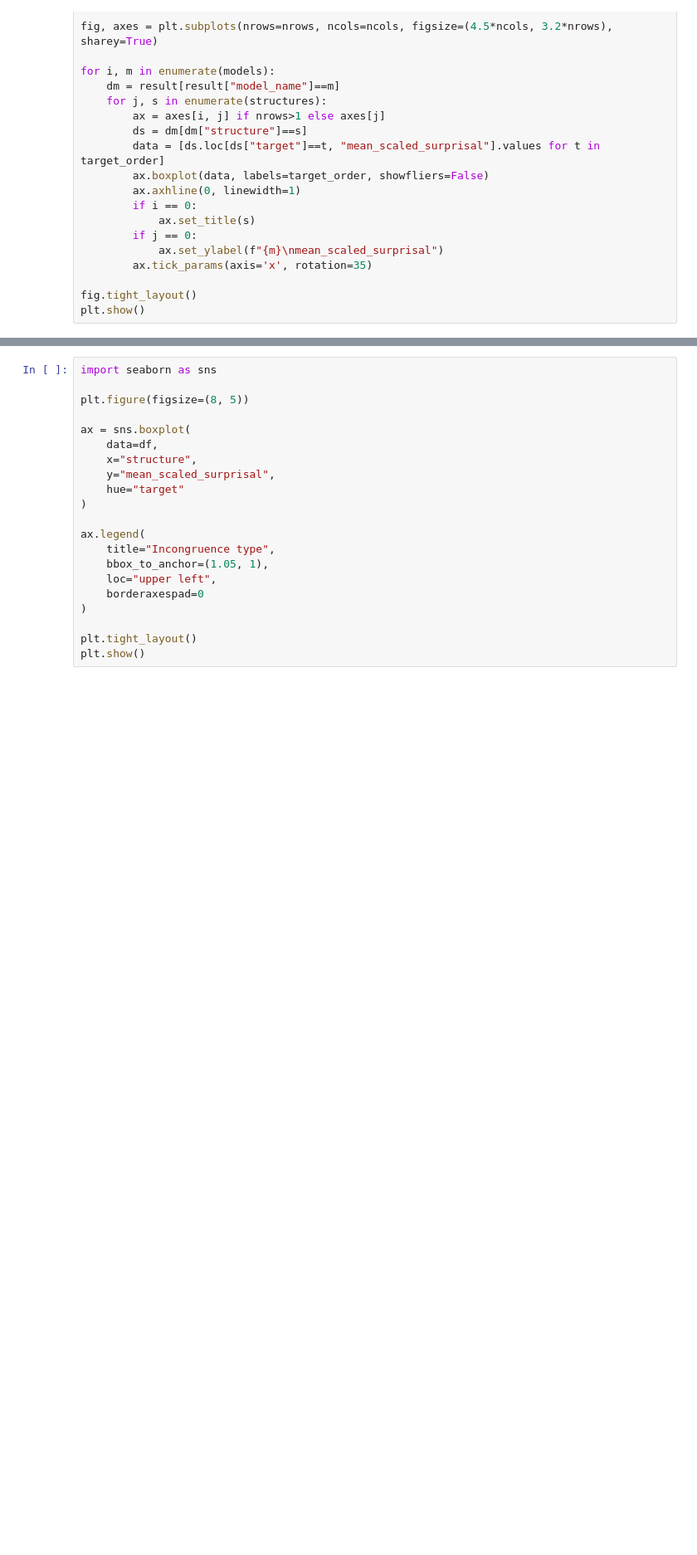
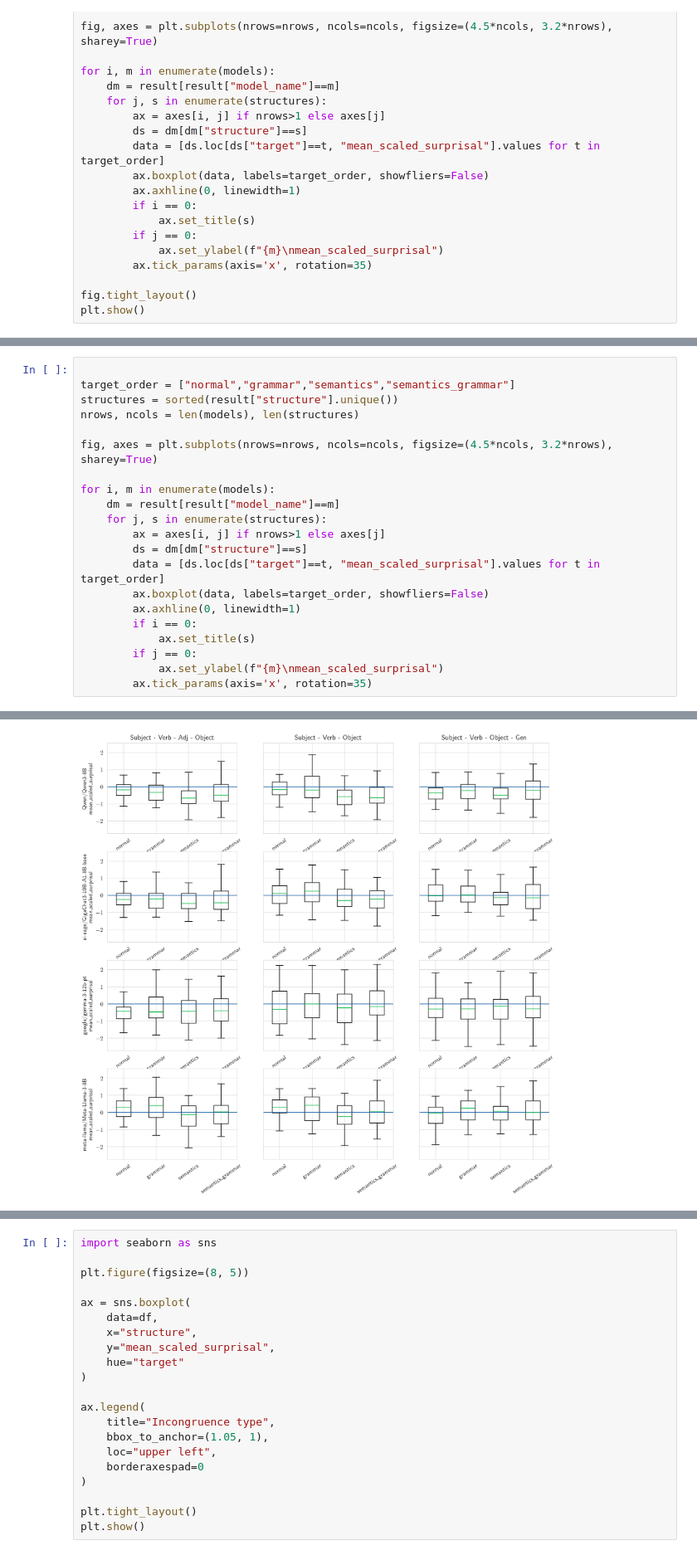
Before and after one commit to mikheevshow/SIGNAL-analysis, a Jupyter notebook: notebooks/surprisal.ipynb, the cells around one changed output, grey strips where cells are left out. Shown at 83% size. Saved outputs shown, nothing was run; the diff lists cells and outputs as text; blank space fills up the shorter version.

```diff
--- a/notebooks/surprisal.ipynb
+++ b/notebooks/surprisal.ipynb
@@ -180,0 +342,22 @@ plt.show()
+# %%
+
+target_order = ["normal","grammar","semantics","semantics_grammar"]
+structures = sorted(result["structure"].unique())
+nrows, ncols = len(models), len(structures)
+
+fig, axes = plt.subplots(nrows=nrows, ncols=ncols, figsize=(4.5*ncols, 3.2*nrows), sharey=True)
+
+for i, m in enumerate(models):
+    dm = result[result["model_name"]==m]
+    for j, s in enumerate(structures):
+        ax = axes[i, j] if nrows>1 else axes[j]
+        ds = dm[dm["structure"]==s]
+        data = [ds.loc[ds["target"]==t, "mean_scaled_surprisal"].values for t in target_order]
+        ax.boxplot(data, labels=target_order, showfliers=False)
+        ax.axhline(0, linewidth=1)
+        if i == 0:
+            ax.set_title(s)
+        if j == 0:
+            ax.set_ylabel(f"{m}\nmean_scaled_surprisal")
+        ax.tick_params(axis='x', rotation=35)
+# %% [output]
@@ -181,3 +381,4 @@ plt.show()
+[figure, added]
 # %%
 import string
 
```
Also changed, not shown: parts of 14 cells of this notebook, 2 other files.
